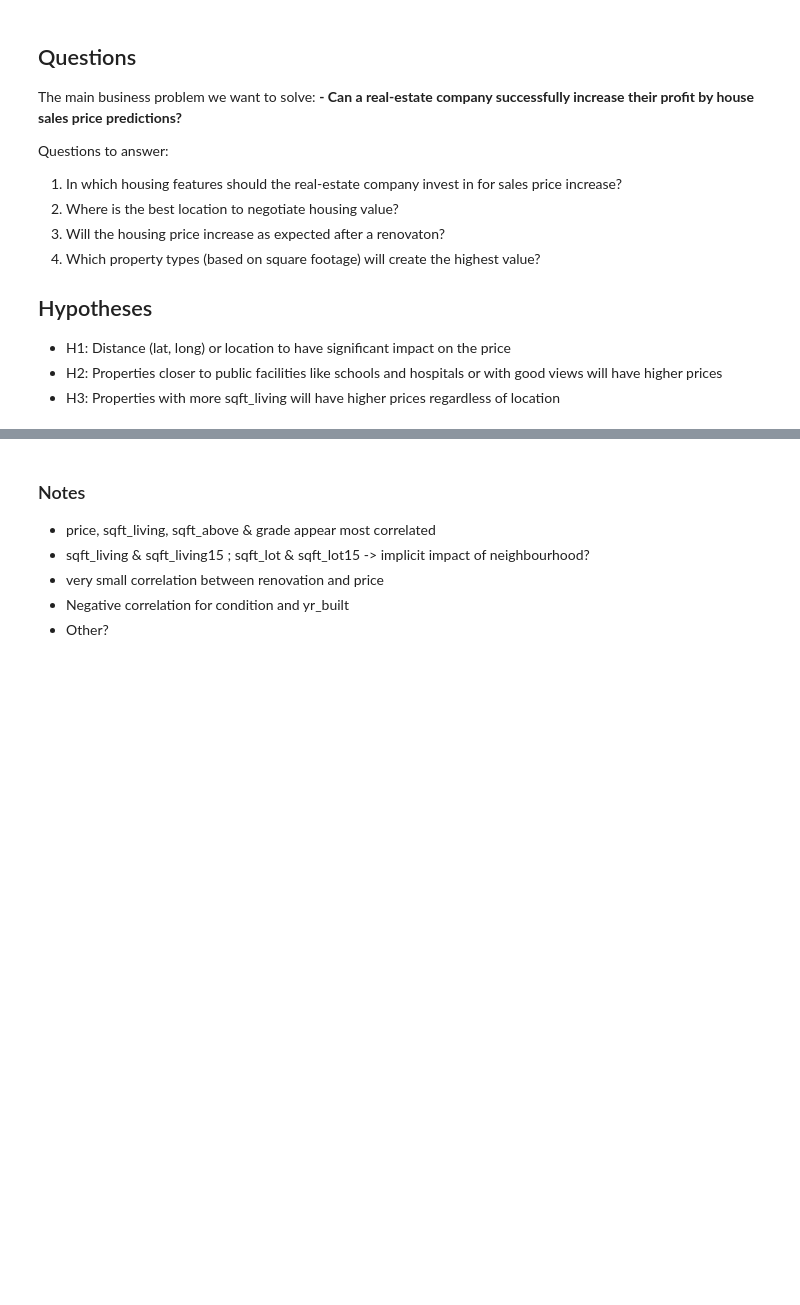
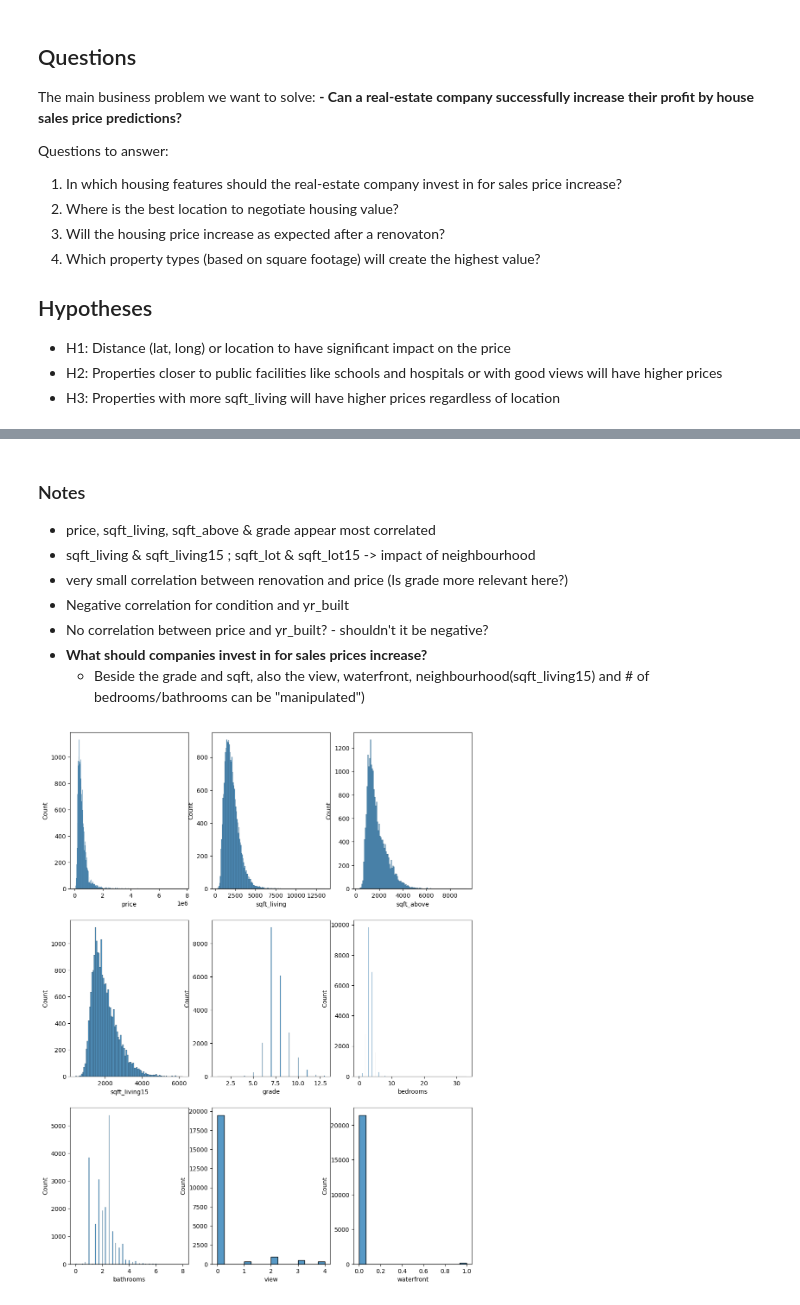
Before and after one commit to jb4414/BDMT_project_2022, a Jupyter notebook: data_preparation.ipynb, the cells around one changed output, grey strips where cells are left out. Drawn from its saved outputs; the diff is of its cells as text; code cells hidden in the pictures; blank space fills up the shorter version.

```diff
--- a/data_preparation.ipynb
+++ b/data_preparation.ipynb
@@ -19,11 +19,19 @@ import numpy as np
 import pandas as pd
 import seaborn as sns
 import matplotlib.pyplot as plt
+from sklearn.model_selection import train_test_split
 
 # Constants definitions
-price_max_cutoff = 2000000 # (could probably be even lower)
-
-#functions definitions
+price = 'price'
+bedrooms = 'bedrooms'
+bathrooms = 'bathrooms'
+squares = 'sqft_living'
+view = 'view'
+waterfront = 'waterfront'
+grade = 'grade'
+squares_above = 'sqft_above'
+neighborhood = 'sqft_living15'
+age = 'yr_built'
 # %% [markdown]
 # Data variables descriptions
 
@@ -102,7 +132,9 @@ sns.heatmap(cor_mat, vmin=-1, vmax=1, cmap='RdYlGn')
 ### Notes
 
 * price, sqft_living, sqft_above & grade  appear most correlated
-* sqft_living & sqft_living15 ; sqft_lot & sqft_lot15 -> implicit impact of neighbourhood?
-* very small correlation between renovation and price
+* sqft_living & sqft_living15 ; sqft_lot & sqft_lot15 -> impact of neighbourhood
+* very small correlation between renovation and price (Is grade more relevant here?)
 * Negative correlation for condition and yr_built
-* Other?
+* No correlation between price and yr_built? - shouldn't it be negative?
+* **What should companies invest in for sales prices increase?**
+    * Beside the grade and sqft, also the view, waterfront, neighbourhood(sqft_living15) and # of bedrooms/bathrooms can be "manipulated")
@@ -117,0 +141,8 @@ house_data.to_csv("./Data/kc_house_data_clean.csv")
+# %%
+# Visualize the distribuitons for main price related features
+features = [price, squares, squares_above, neighborhood, grade, bedrooms, bathrooms, view, waterfront]
+figure, axes = plt.subplots(3,3, figsize=(12,16))
+for idx in range(0, len(features)):
+    sns.histplot(ax=axes[int(idx/3),int(idx%3)], data=house_data[features[idx]])
+# %% [output]
+[figure, added]
```
Also changed, not shown: parts of 20 cells of this notebook, 4 other files.
